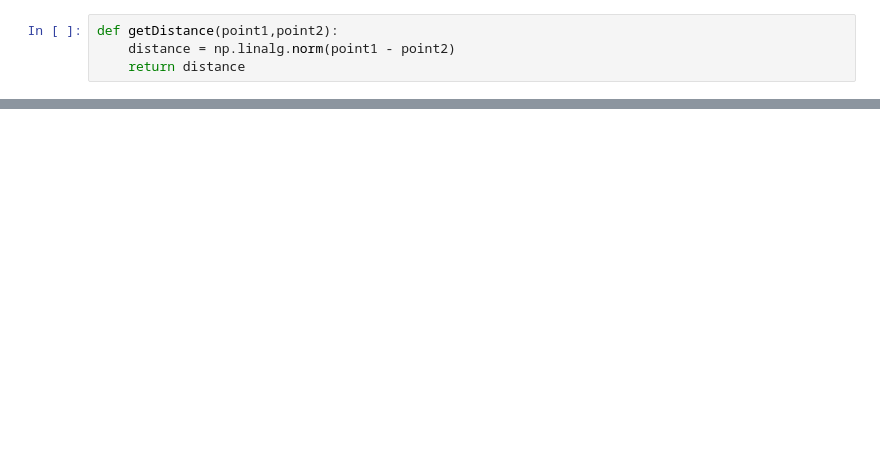
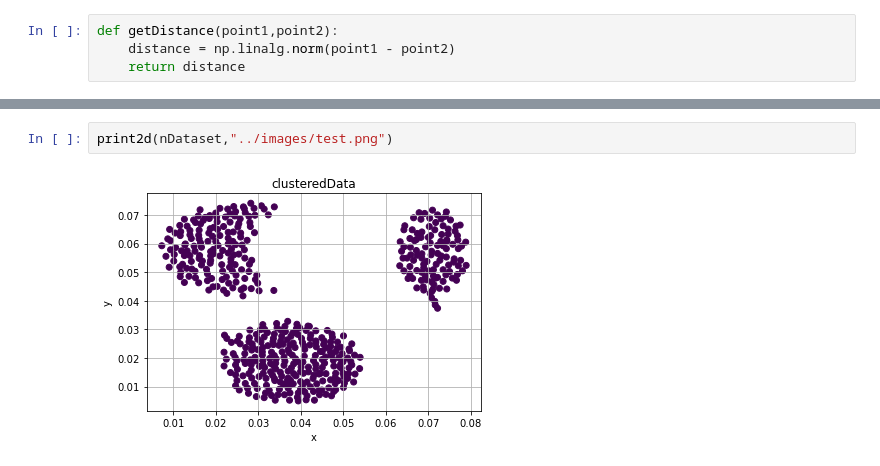
Before and after one commit to batataazul/projects_MachineLearning, a Jupyter notebook: project1/Notebooks/dbscan.ipynb, the cells around one changed output, grey strips where cells are left out. Cells and saved outputs as stored; diff of their text form; blank space fills up the shorter version.

```diff
--- a/project1/Notebooks/dbscan.ipynb
+++ b/project1/Notebooks/dbscan.ipynb
@@ -66,0 +181,4 @@ if(exist):
+# %%
+print2d(nDataset,"../images/test.png")
+# %% [output]
+[figure, added]
```
Also changed, not shown: parts of 19 cells of this notebook, 4 other files.
